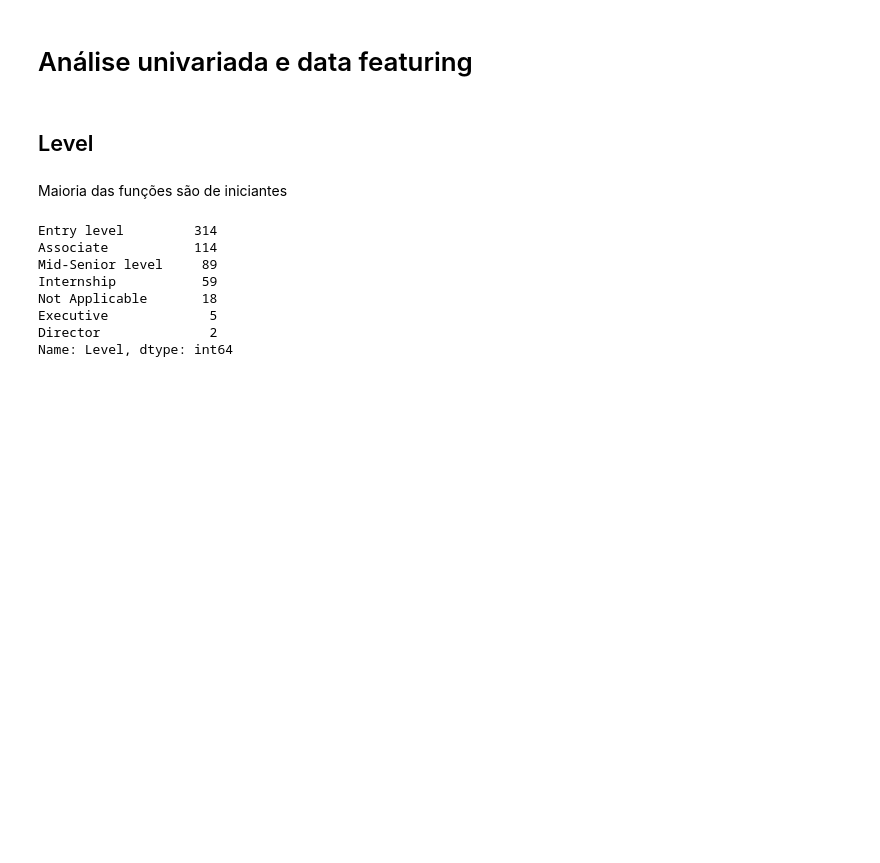
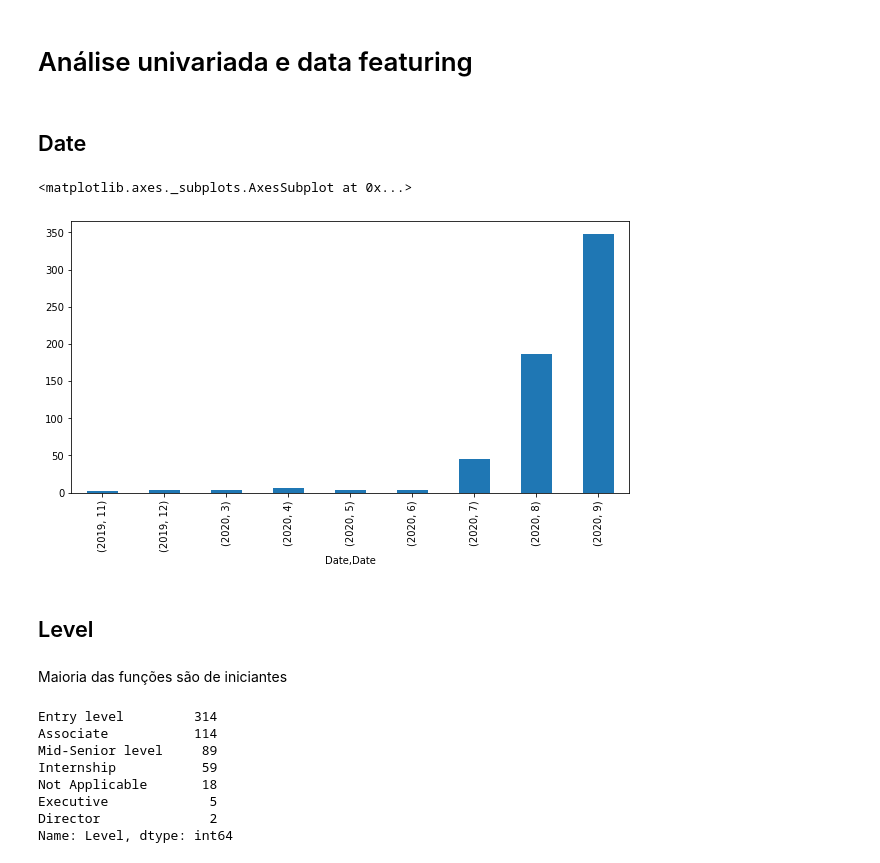
Before and after one commit to marcellohro-hub/Linkedin_scraping-and-analysis, a Jupyter notebook: Analysis.ipynb, the cells around one changed output. Drawn from its saved outputs; the diff is of its cells as text; code cells hidden in the pictures; blank space fills up the shorter version.

Commit message:
date column added

```diff
--- a/Analysis.ipynb
+++ b/Analysis.ipynb
@@ -75,5 +75,15 @@ df.sample(5)
 # %% [markdown]
 # Análise univariada e data featuring
+# %% [markdown]
+## Date
+# %%
+Date = df["Date"].astype("datetime64")
+# %%
+plt.subplots(figsize=(10,5))
+Date.groupby([Date.dt.year, Date.dt.month]).count().plot(kind="bar")
+# %% [output]
+<matplotlib.axes._subplots.AxesSubplot at 0x...>
+[figure, added]
 # %% [markdown]
 ## Level
 # %% [markdown]
```
Also changed, not shown: parts of 1 cell of this notebook.
